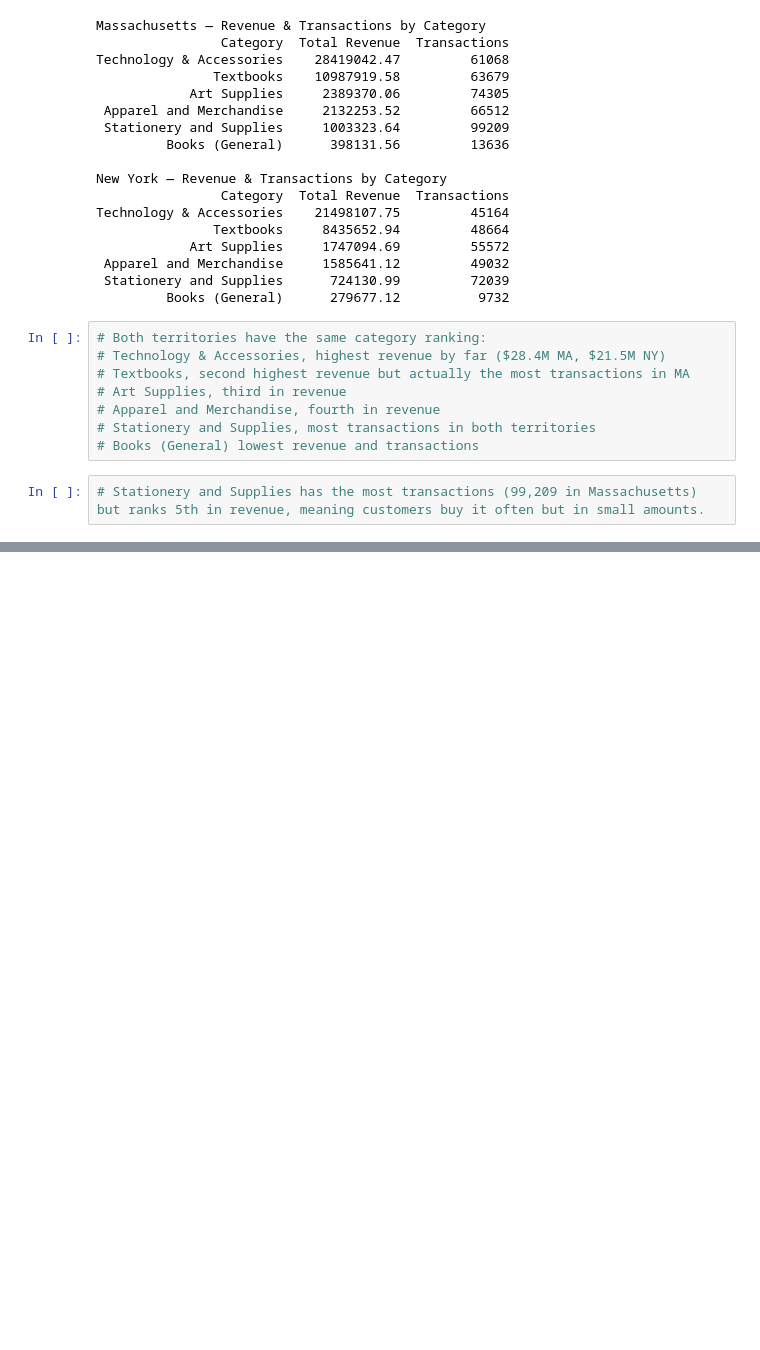
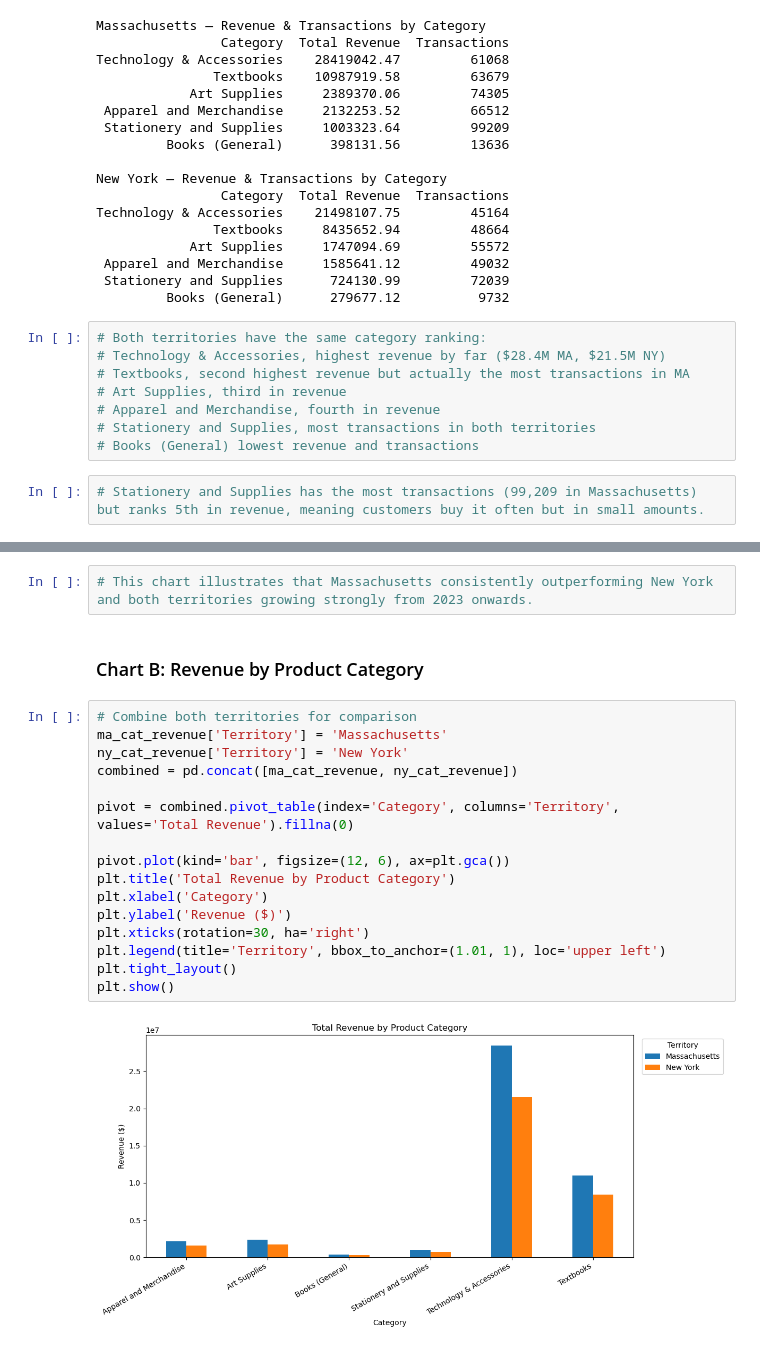
Before and after one commit to yanurisc/Capstone_2, a Jupyter notebook: Campusano_sales_analysis.ipynb, the cells around one changed output, grey strips where cells are left out. Cells and saved outputs as stored; diff of their text form; blank space fills up the shorter version.

```diff
--- a/Campusano_sales_analysis.ipynb
+++ b/Campusano_sales_analysis.ipynb
@@ -348,0 +369,22 @@ stores in each territory and should be prioritized.
+# %%
+# This chart illustrates that Massachusetts consistently outperforming New York and both territories growing strongly from 2023 onwards.
+# %% [markdown]
+### Chart B: Revenue by Product Category
+# %%
+# Combine both territories for comparison
+ma_cat_revenue['Territory'] = 'Massachusetts'
+ny_cat_revenue['Territory'] = 'New York'
+combined = pd.concat([ma_cat_revenue, ny_cat_revenue])
+
+pivot = combined.pivot_table(index='Category', columns='Territory', values='Total Revenue').fillna(0)
+
+pivot.plot(kind='bar', figsize=(12, 6), ax=plt.gca())
+plt.title('Total Revenue by Product Category')
+plt.xlabel('Category')
+plt.ylabel('Revenue ($)')
+plt.xticks(rotation=30, ha='right')
+plt.legend(title='Territory', bbox_to_anchor=(1.01, 1), loc='upper left')
+plt.tight_layout()
+plt.show()
+# %% [output]
+[figure, added]
```
Also changed, not shown: parts of 6 cells of this notebook.
